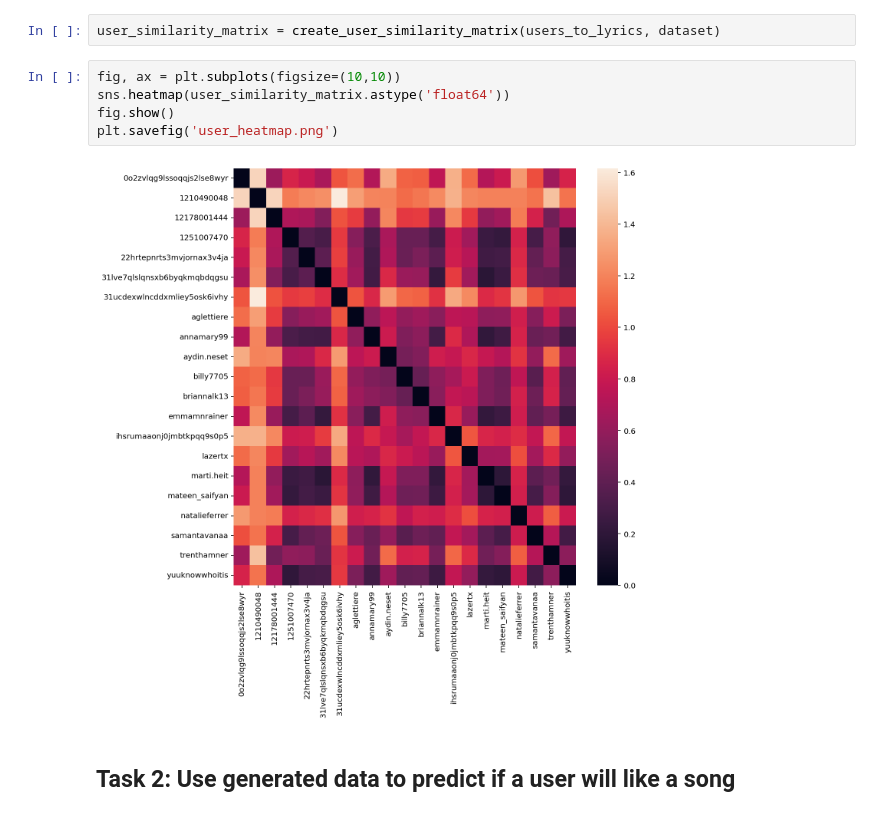
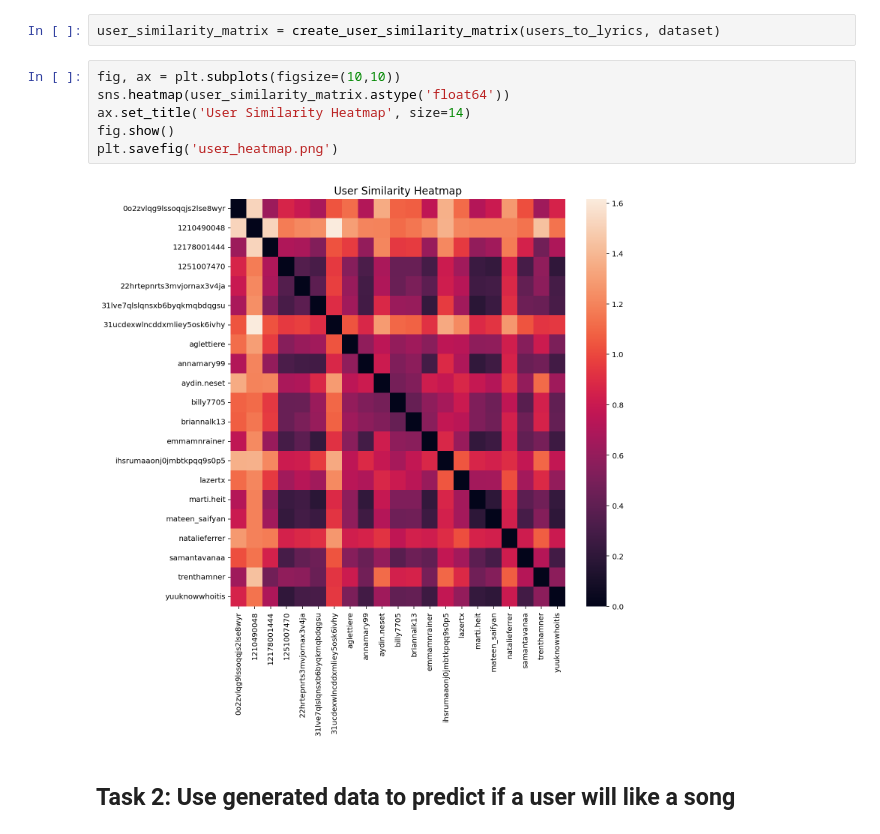
Before and after one commit to martiheit/ayyo_user_similarity, a Jupyter notebook: final.ipynb, the cells around one changed output. Cells and saved outputs as stored; diff of their text form.

Commit message:
update heatmap

```diff
--- a/final.ipynb
+++ b/final.ipynb
@@ -221,10 +221,11 @@ user_similarity_matrix = create_user_similarity_matrix(users_to_lyrics, dataset)
 # %%
 fig, ax = plt.subplots(figsize=(10,10))
 sns.heatmap(user_similarity_matrix.astype('float64'))
+ax.set_title('User Similarity Heatmap', size=14)
 fig.show()
 plt.savefig('user_heatmap.png')
 # %% [output]
-[figure, old version]
+[figure, new version]
 # %% [markdown]
 ## Task 2: Use generated data to predict if a user will like a song
 # %% [markdown]
```
Also changed, not shown: 1 other file.
